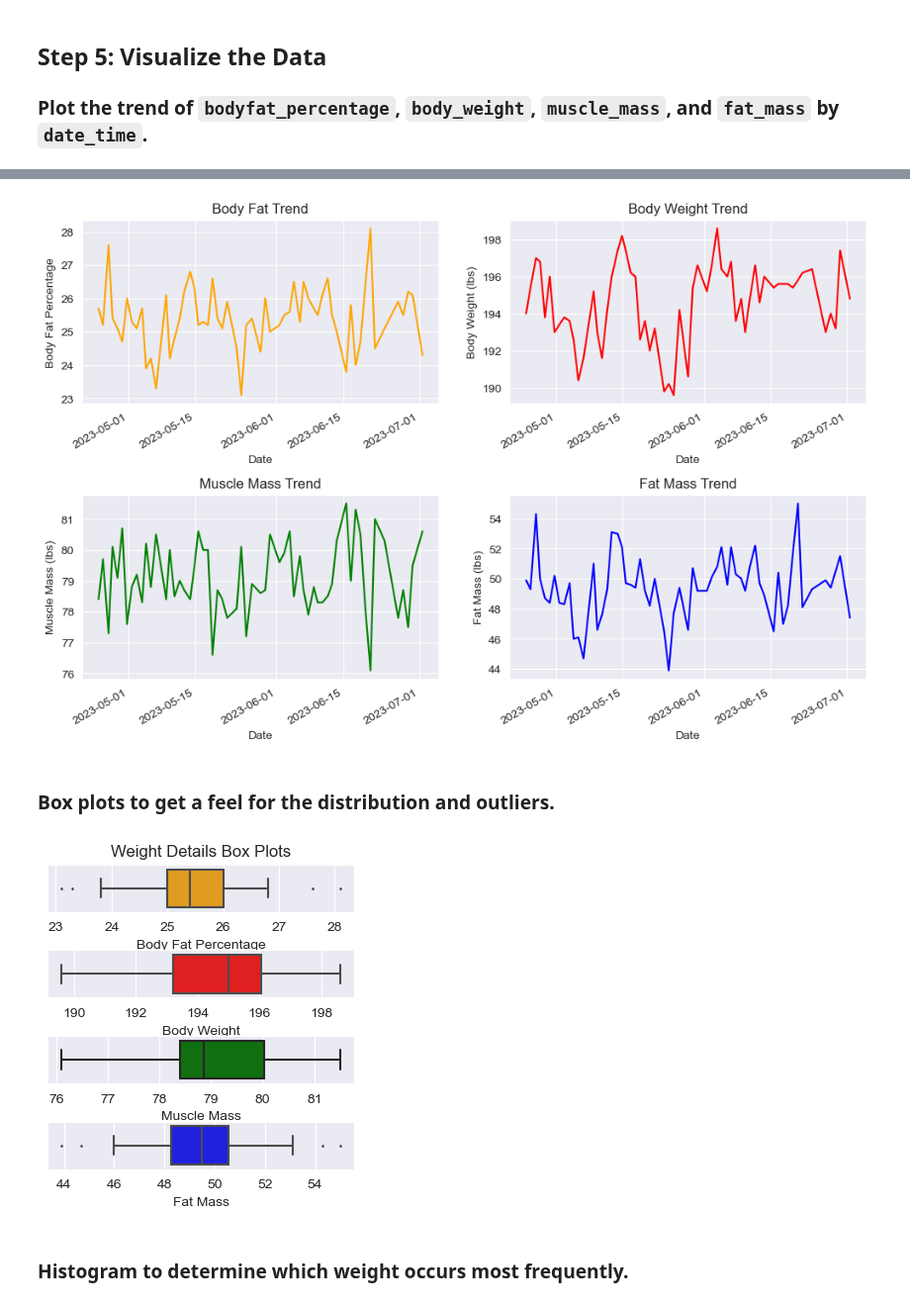
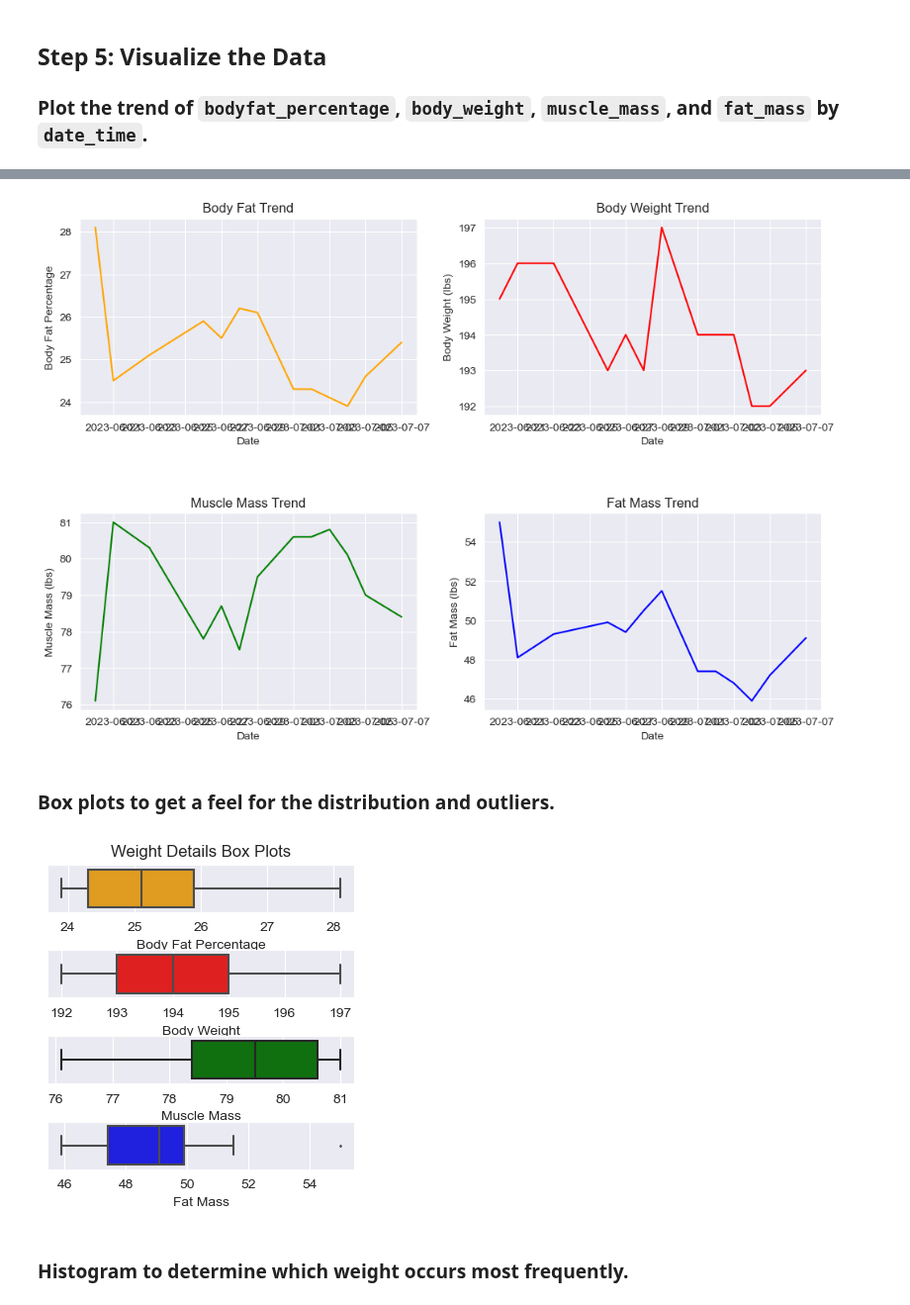
Before and after one commit to Artuk009/NewDIetAndExercise, a Jupyter notebook: Diet_Stuff/body_measurements_v2.ipynb, the cells around one changed output, grey strips where cells are left out. Shown at 99% size. Cells and saved outputs as stored; diff of their text form; code cells hidden in the pictures.

```diff
--- a/Diet_Stuff/body_measurements_v2.ipynb
+++ b/Diet_Stuff/body_measurements_v2.ipynb
@@ -160,3 +165,6 @@ new_details.to_csv(r'/Users/tukles/Library/CloudStorage/GoogleDrive-brent.artuch
 # %% [markdown]
 ## Step 5: Visualize the Data
 ### Plot the trend of `bodyfat_percentage`, `body_weight`, `muscle_mass`, and `fat_mass` by `date_time`.
+# %%
+new_details = pd.read_sql('''CALL GetBodyMeasurementsByDate()''', mysql_url, index_col='id')
+new_details.tail()
@@ -163,45 +179,44 @@ new_details.to_csv(r'/Users/tukles/Library/CloudStorage/GoogleDrive-brent.artuch
+# %%
+new_details['body_fat'] = new_details['body_fat'].astype(float)
+new_details['body_weight'] = new_details['body_weight'].astype(float)
+new_details['muscle_mass'] = new_details['muscle_mass'].astype(float)
+new_details['fat_mass'] = new_details['fat_mass'].astype(float)
 # %%
 fig, axes = plt.subplots(nrows=2, ncols=2, figsize=(12,8))
 plt.subplots_adjust(wspace=0.2, hspace=0.5)
 
-new_details.plot(
-    ax=axes[0, 0], title="Body Fat Trend", x='date_time' , xlabel="Date",
-    y='bodyfat_percentage', ylabel="Body Fat Percentage", legend=False,
-    color='orange'
-)
-new_details.plot(
-    ax=axes[0, 1], title="Body Weight Trend", x='date_time', xlabel="Date",
-    y='body_weight', ylabel="Body Weight (lbs)", legend=False, color='red'
-)
-new_details.plot(
-    ax=axes[1, 0], title="Muscle Mass Trend", x='date_time', xlabel="Date",
-    y='muscle_mass', ylabel="Muscle Mass (lbs)", legend=False, color='green'
-)
-new_details.plot(
-    ax=axes[1, 1], title="Fat Mass Trend", x='date_time', xlabel="Date",
-    y='fat_mass', ylabel="Fat Mass (lbs)", legend=False, color='blue'
-);
+ax1 = sns.lineplot(
+    ax=axes[0, 0], x=new_details['date'] ,y=new_details['body_fat'], legend=False,color='orange'
+    ).set(title="Body Fat Trend", xlabel="Date", ylabel="Body Fat Percentage")
+ax2 = sns.lineplot(
+    ax=axes[0, 1], x=new_details['date'], y=new_details['body_weight'], legend=False, color='red'
+    ).set(title="Body Weight Trend", xlabel="Date", ylabel="Body Weight (lbs)")
+ax3 = sns.lineplot(ax=axes[1, 0], x=new_details['date'],y=new_details['muscle_mass'],  legend=False,
+             color='green'
+    ).set(title="Muscle Mass Trend", xlabel="Date", ylabel="Muscle Mass (lbs)")
+ax4 = sns.lineplot(ax=axes[1, 1],  x=new_details['date'],y=new_details['fat_mass'], legend=False, color='blue'
+    ).set(title="Fat Mass Trend", xlabel="Date", ylabel="Fat Mass (lbs)")
 # %% [output]
-[figure, old version]
+[figure, new version]
 # %% [markdown]
 ### Box plots to get a feel for the distribution and outliers.
 # %%
 fig, axes = plt.subplots(nrows=4, ncols=1, figsize=(4,4))
 plt.subplots_adjust(wspace=0.1, hspace=0.8)
-sns.boxplot(data=None, x=new_details['bodyfat_percentage'], fliersize=1, ax=axes[0], color='orange').set(
+sns.boxplot(data=None, x=new_details['body_fat'], fliersize=1, ax=axes[0], color='orange').set(
     xlabel="Body Fat Percentage", title="Weight Details Box Plots"
 )
 sns.boxplot(data=None, x=new_details['body_weight'], fliersize=1, ax=axes[1], color='red').set(
     xlabel="Body Weight"
 )
 sns.boxplot(data=None, x=new_details['muscle_mass'], fliersize=1, ax=axes[2], color='green').set(
     xlabel="Muscle Mass"
 )
 sns.boxplot(data=None, x=new_details['fat_mass'], fliersize=1, ax=axes[3], color='blue').set(
     xlabel="Fat Mass"
 );
 # %% [output]
-[figure, old version]
+[figure, new version]
 # %% [markdown]
 ### Histogram to determine which weight occurs most frequently.
 # %%
```
Also changed, not shown: parts of 13 cells of this notebook, 5 other files.
